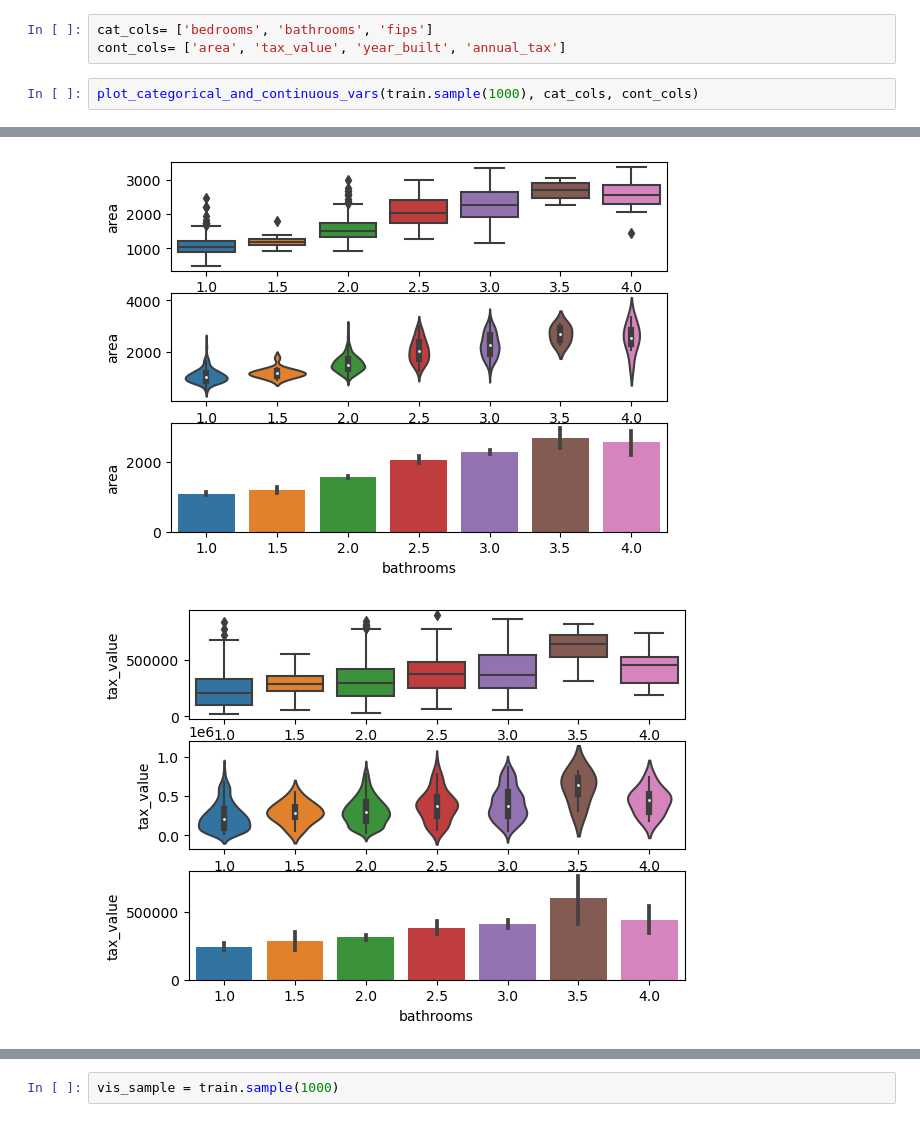
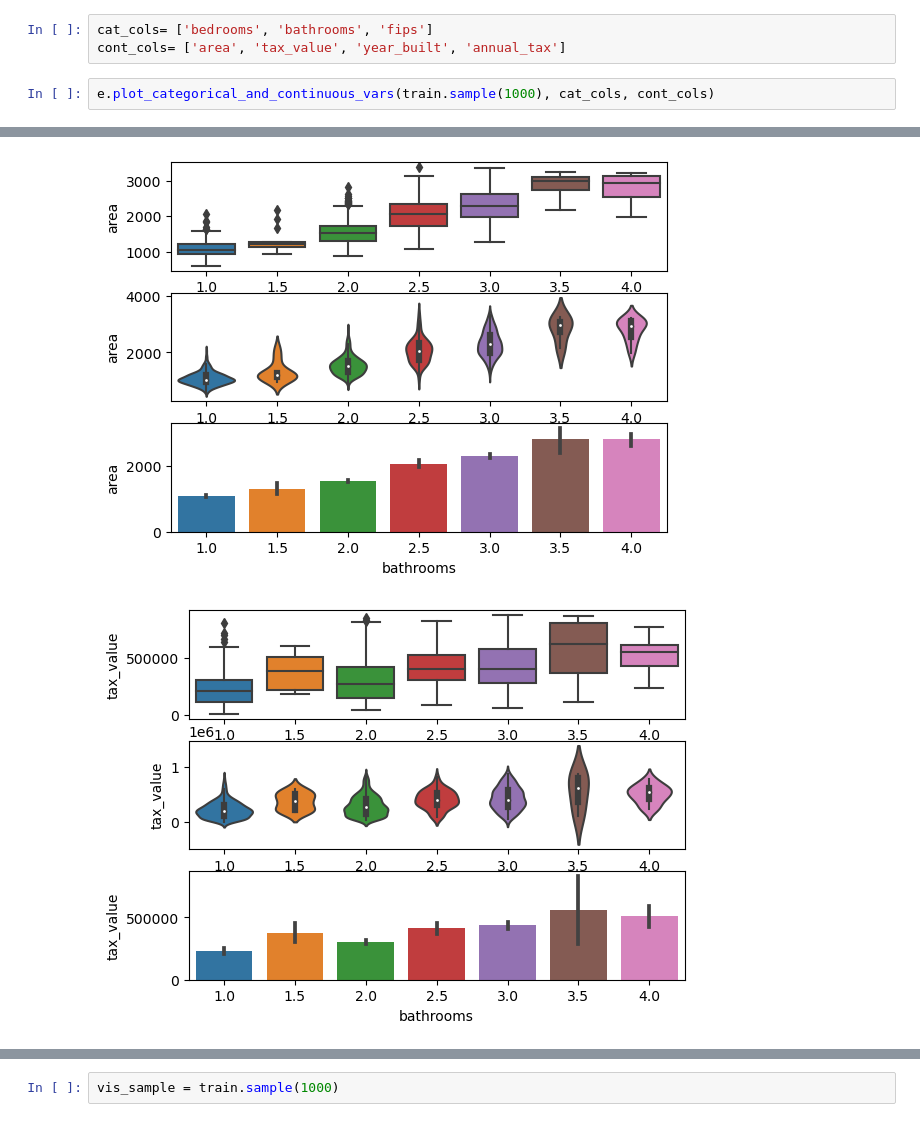
Before and after one commit to Adam-Harris87/regression-exercises, a Jupyter notebook: explore.ipynb, the cells around one changed output, grey strips where cells are left out. Cells and saved outputs as stored; diff of their text form.

```diff
--- a/explore.ipynb
+++ b/explore.ipynb
@@ -68,5 +69,5 @@ train.head()
 cat_cols= ['bedrooms', 'bathrooms', 'fips']
 cont_cols= ['area', 'tax_value', 'year_built', 'annual_tax']
 # %%
-plot_categorical_and_continuous_vars(train.sample(1000), cat_cols, cont_cols)
+e.plot_categorical_and_continuous_vars(train.sample(1000), cat_cols, cont_cols)
 # %% [output]
@@ -77,2 +78,2 @@ plot_categorical_and_continuous_vars(train.sample(1000), cat_cols, cont_cols)
-[figure, old version]
+[figure, new version]
-[figure, old version]
+[figure, new version]
```
Also changed, not shown: parts of 21 cells of this notebook, 1 other file.
